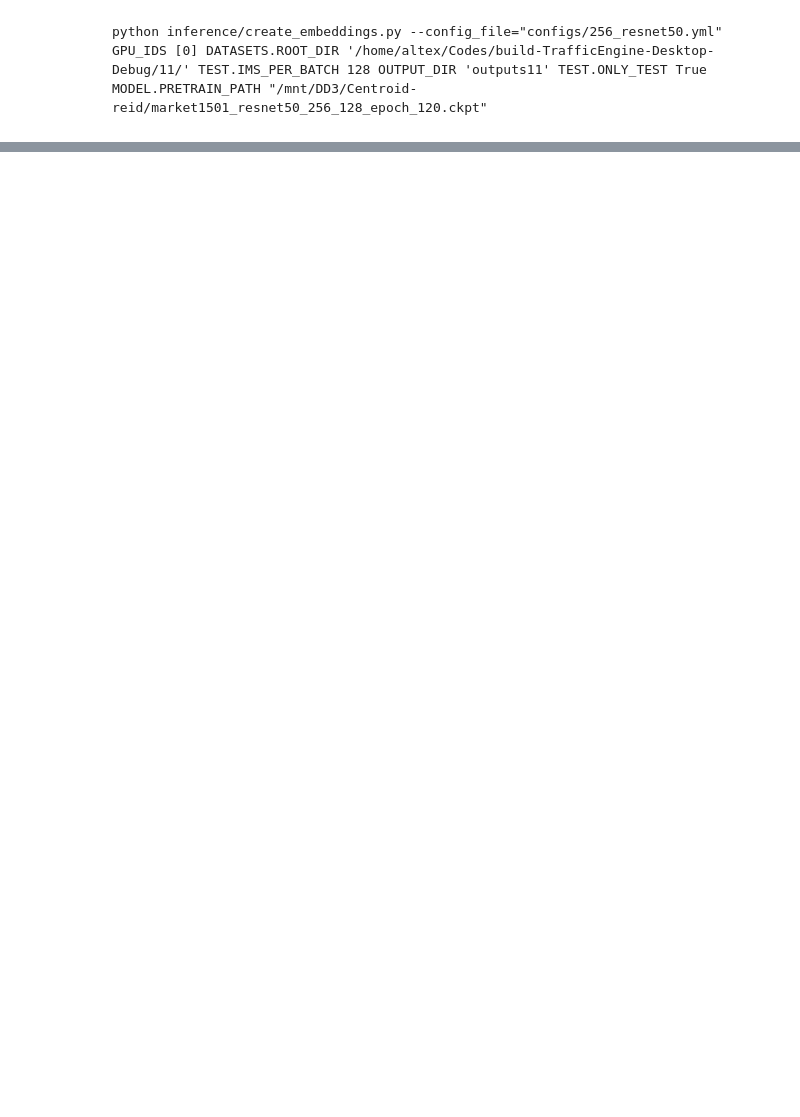
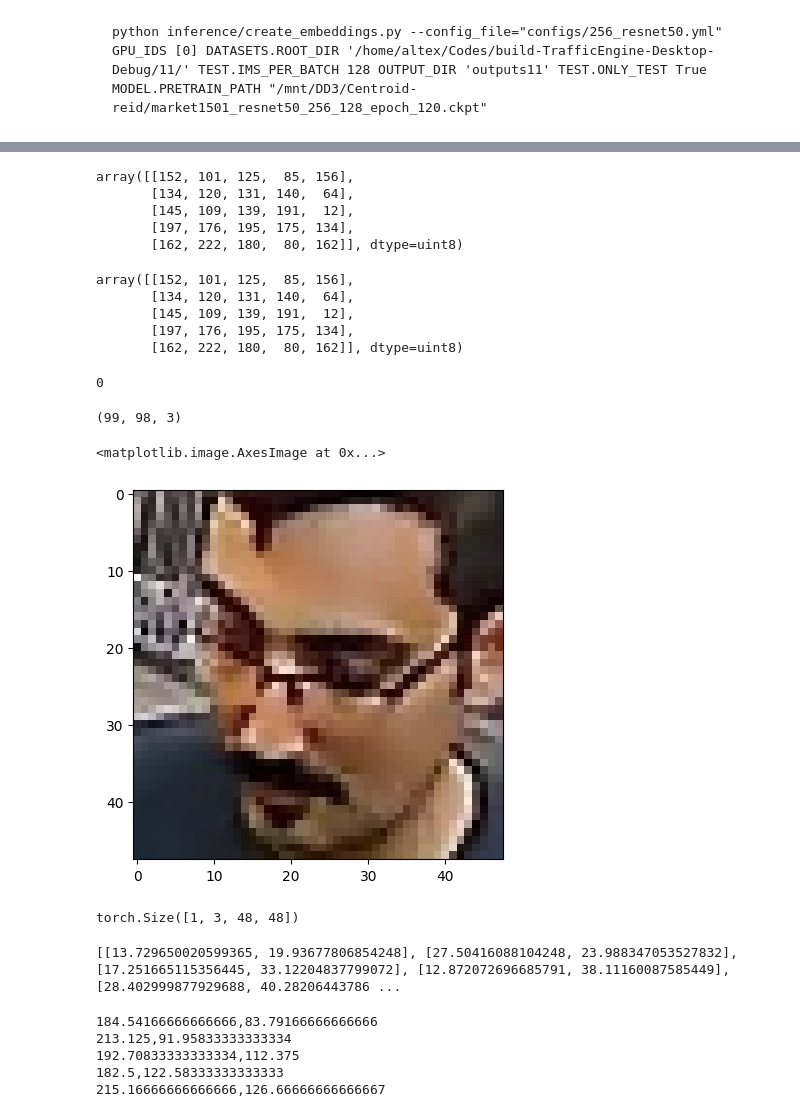
Before and after one commit to alimehrizi/InsightFace_Pytorch, a Jupyter notebook: play.ipynb, the cells around one changed output, grey strips where cells are left out. Cells and saved outputs as stored; diff of their text form; code cells hidden in the pictures; blank space fills up the shorter version.

```diff
--- a/play.ipynb
+++ b/play.ipynb
@@ -164,0 +247,20 @@ array([[-0.554978 , -0.100482 , -0.0601774, ..., -0.277132 , -0.859835 ,
+# %%
+cpp_img[:5,:5,0]
+# %% [output]
+array([[152, 101, 125,  85, 156],
+       [134, 120, 131, 140,  64],
+       [145, 109, 139, 191,  12],
+       [197, 176, 195, 175, 134],
+       [162, 222, 180,  80, 162]], dtype=uint8)
+# %%
+py_img[:5,:5,0]
+# %% [output]
+array([[152, 101, 125,  85, 156],
+       [134, 120, 131, 140,  64],
+       [145, 109, 139, 191,  12],
+       [197, 176, 195, 175, 134],
+       [162, 222, 180,  80, 162]], dtype=uint8)
+# %%
+np.abs(cpp_img-py_img).sum()
+# %% [output]
+0
@@ -164,0 +274,18 @@ array([[-0.554978 , -0.100482 , -0.0601774, ..., -0.277132 , -0.859835 ,
+# %%
+img = cv2.imread('/home/altex/Codes/DeepInference/NNLibs/build-examples-Desktop-Debug/aligned_1_0.jpg')
+img = cv2.cvtColor(img,cv2.COLOR_BGR2RGB)
+shape0 = img.shape
+print(img.shape)
+img = cv2.resize(img,(48,48),interpolation=cv2.INTER_LINEAR)
+plt.imshow(img)
+# %% [output]
+(99, 98, 3)
+<matplotlib.image.AxesImage at 0x...>
+[figure, added]
+# %%
+x = torch.from_numpy(img).to(torch.float32)
+x = (x - 127.5)*0.0078125
+x = x.permute((2,0,1)).unsqueeze(0)
+print(x.shape)
+# %% [output]
+torch.Size([1, 3, 48, 48])
@@ -164,0 +297,17 @@ array([[-0.554978 , -0.100482 , -0.0601774, ..., -0.277132 , -0.859835 ,
+# %%
+land_marks = [[landmarks[0][j]*48,landmarks[0][j+5]*48] for j in range(5) ]
+print(land_marks)
+# %% [output]
+[[13.729650020599365, 19.93677806854248], [27.50416088104248, 23.988347053527832], [17.251665115356445, 33.12204837799072], [12.872072696685791, 38.11160087585449], [28.402999877929688, 40.28206443786 ...
+# %%
+for pt in land_marks:
+    x = int(pt[0])
+    y = int(pt[1])
+    print(f"{x*shape0[1]/48+158},{y*shape0[1]/48+45}")
+    cv2.circle(img,(x,y),2,(0,0,255),1)
+# %% [output]
+184.54166666666666,83.79166666666666
+213.125,91.95833333333334
+192.70833333333334,112.375
+182.5,122.58333333333333
+215.16666666666666,126.66666666666667
```
Also changed, not shown: parts of 22 cells of this notebook, 15 other files.
